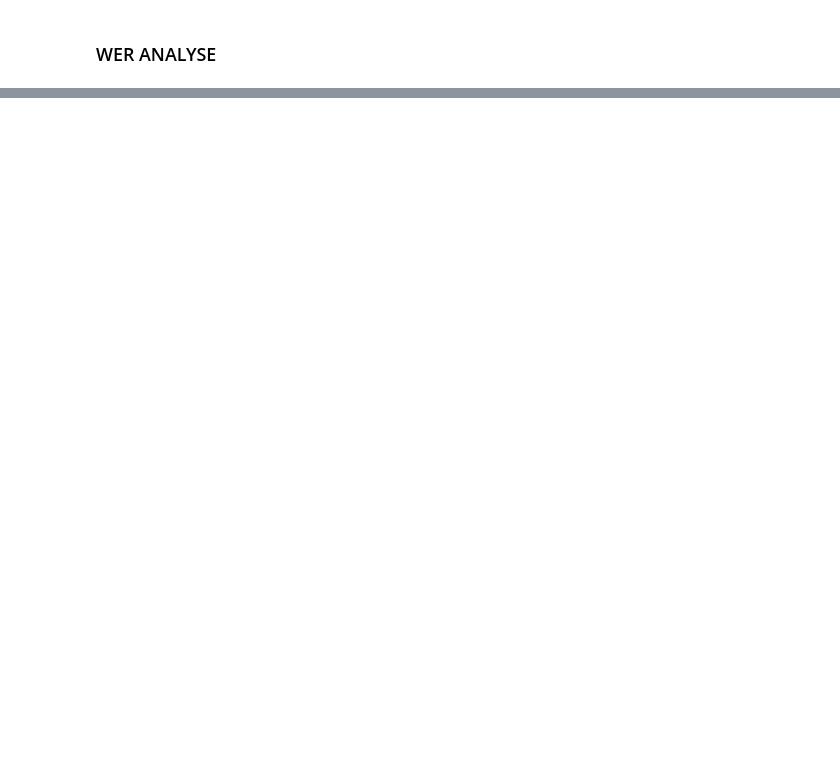
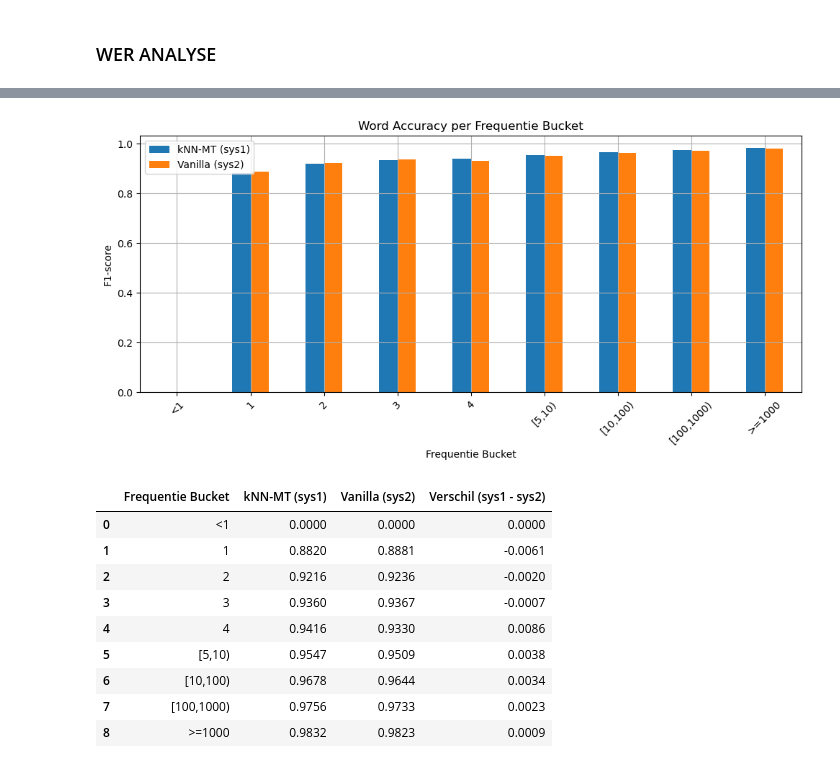
Before and after one commit to SedatGunay/kNN-MT, a Jupyter notebook: notebooks/commonvoice.ipynb, the cells around one changed output, grey strips where cells are left out. Drawn from its saved outputs; the diff is of its cells as text; code cells hidden in the pictures; blank space fills up the shorter version.

```diff
--- a/notebooks/commonvoice.ipynb
+++ b/notebooks/commonvoice.ipynb
@@ -188,0 +201,18 @@ display(df_gain)
+# %%
+from analysis import extract_freq_bucket_scores
+html_path = "/Users/sedatgunay/Desktop/compare-mt-2/commonvoice/comparemt_output_freq/index.html"
+
+df_commonvoice_pos_TEST = extract_freq_bucket_scores(html_path)
+display(df_commonvoice_pos_TEST)
+# %% [output]
+[figure, added]
+|  | Frequentie Bucket | kNN-MT (sys1) | Vanilla (sys2) | Verschil (sys1 - sys2) |
+| 0 | <1 | 0.0000 | 0.0000 | 0.0000 |
+| 1 | 1 | 0.8820 | 0.8881 | -0.0061 |
+| 2 | 2 | 0.9216 | 0.9236 | -0.0020 |
+| 3 | 3 | 0.9360 | 0.9367 | -0.0007 |
+| 4 | 4 | 0.9416 | 0.9330 | 0.0086 |
+| 5 | [5,10) | 0.9547 | 0.9509 | 0.0038 |
+| 6 | [10,100) | 0.9678 | 0.9644 | 0.0034 |
+| 7 | [100,1000) | 0.9756 | 0.9733 | 0.0023 |
+| 8 | >=1000 | 0.9832 | 0.9823 | 0.0009 |
```
Also changed, not shown: parts of 6 cells of this notebook, 1 other file.
